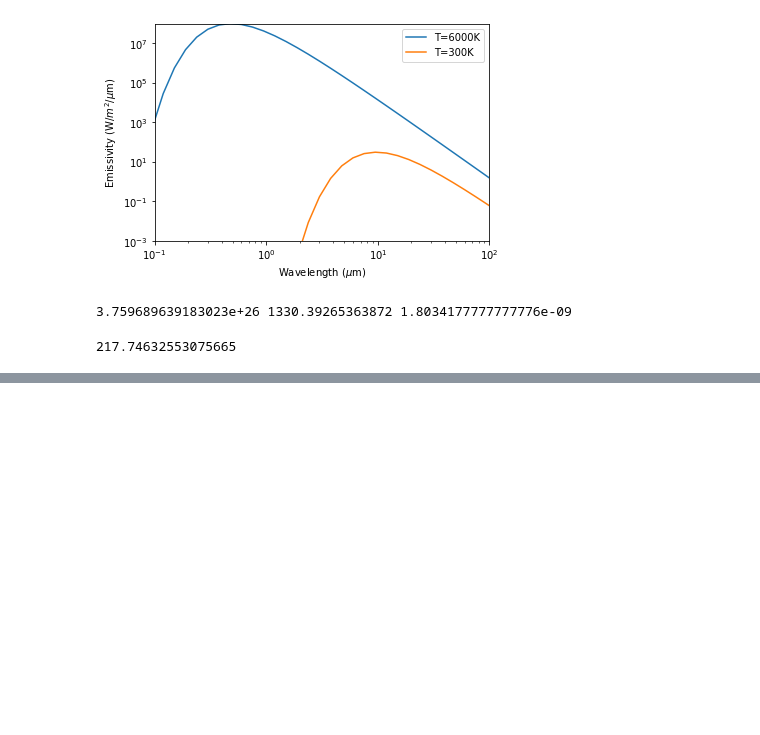
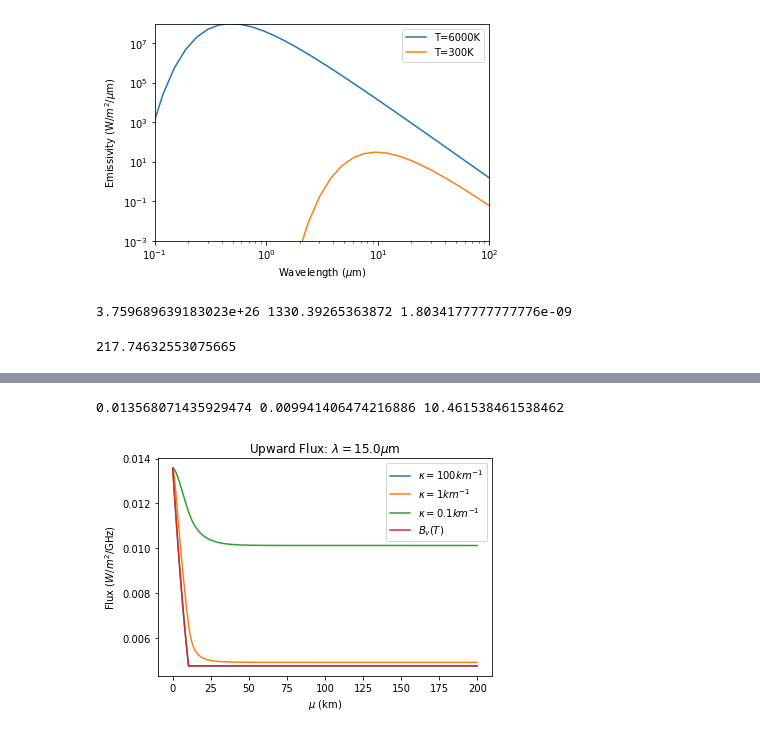
Before and after one commit to dodelson/Physics-of-Energy, a Jupyter notebook: Code/RadiativeTransfer.ipynb, the cells around one changed output, grey strips where cells are left out. Saved outputs shown, nothing was run; the diff lists cells and outputs as text; code cells hidden in the pictures; blank space fills up the shorter version.

```diff
--- a/Code/RadiativeTransfer.ipynb
+++ b/Code/RadiativeTransfer.ipynb
@@ -131,0 +178,15 @@ Text(0, 0.5, 'Flux ($W/m^2$/GHz)')
+# %%
+## Upward flux
+z0=.1
+t=np.arange(z0,200.,.1) # 1 cm^{-1} = 1 (10^{-5} km)^{-1} = 10^5 km^{-1} in km
+kappa=.1*km # per km
+lapse=6.5 #K/km
+wavel=15.*micron
+nu=c/wavel
+y0=bnu(nu,Temp(z0))
+updown=1
+inuup1=integrate.odeint(didz, y0, t,args=(updown,),rtol=1.e-11, atol=1.e-15)
+kappa=.001*km # per km
+inuup2=integrate.odeint(didz, y0, t,args=(updown,),rtol=1.e-11, atol=1.e-15)
+kappa=.0001*km # per km
+inuup3=integrate.odeint(didz, y0, t,args=(updown,),rtol=1.e-11, atol=1.e-15)
@@ -132 +211,27 @@ Text(0, 0.5, 'Flux ($W/m^2$/GHz)')
+# %%
+lapse=6.5
+trop = (Tground-220)/lapse
+T=np.zeros(np.size(t))
+for i,z in enumerate(t):
+    T[i]=Temp(z)
+mu=kappa*H*(1.-np.exp(-t/H))
+plt.plot(t,inuup1*1.e9,label='$\\kappa=100km^{-1}$')
+plt.plot(t,inuup2*1.e9,label='$\\kappa=1km^{-1}$')
+plt.plot(t,inuup3*1.e9,label='$\\kappa=0.1km^{-1}$')
+plt.plot(t,bnu(nu,T)*1.e9,label='$B_\\nu(T)$')
+earth_radiation=bnu(nu,220)*1.e9
+#plt.plot([0,200],[earth_radiation,earth_radiation])
+#plt.yscale('log')
+#plt.xscale('log')
+plt.title('Upward Flux: $\\lambda=$'+str(wavel/1.e-6)+'$\\mu$m')
+plt.xlabel('$\\mu$ (km)')
+plt.legend()
+plt.ylabel('Flux ($W/m^2$/GHz)')
+trop = (Tground-220)/lapse#220=tground-lapse*z
+#plt.plot([trop,trop],[1.e-3,1])
+print(y0*1.e9,mu[0],trop)
+#plt.axis([9,11.5,.003,.006])
+# %% [output]
+0.013568071435929474 0.009941406474216886 10.461538461538462
+[figure, added]
 # %%
```
Also changed, not shown: parts of 12 cells of this notebook, 11 other files.
